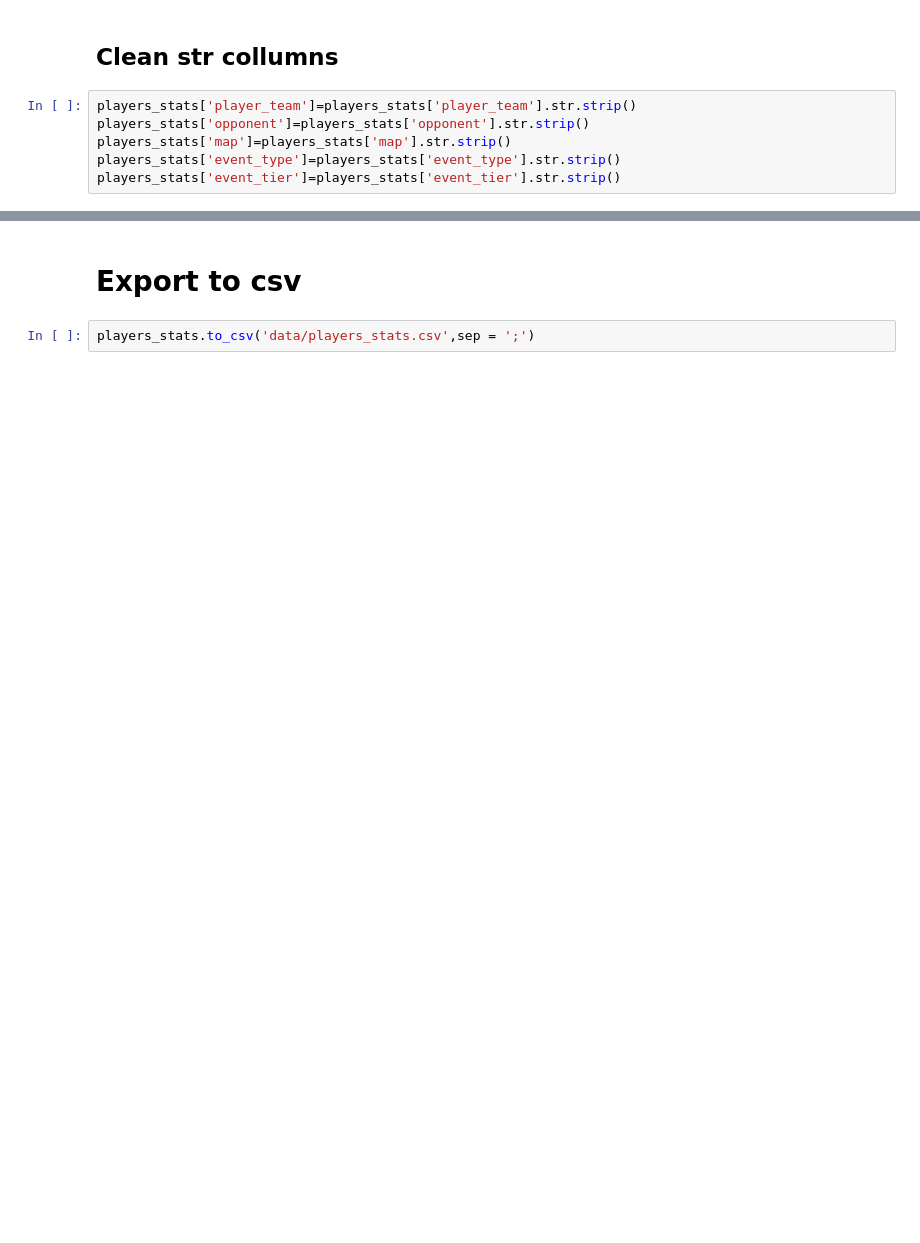
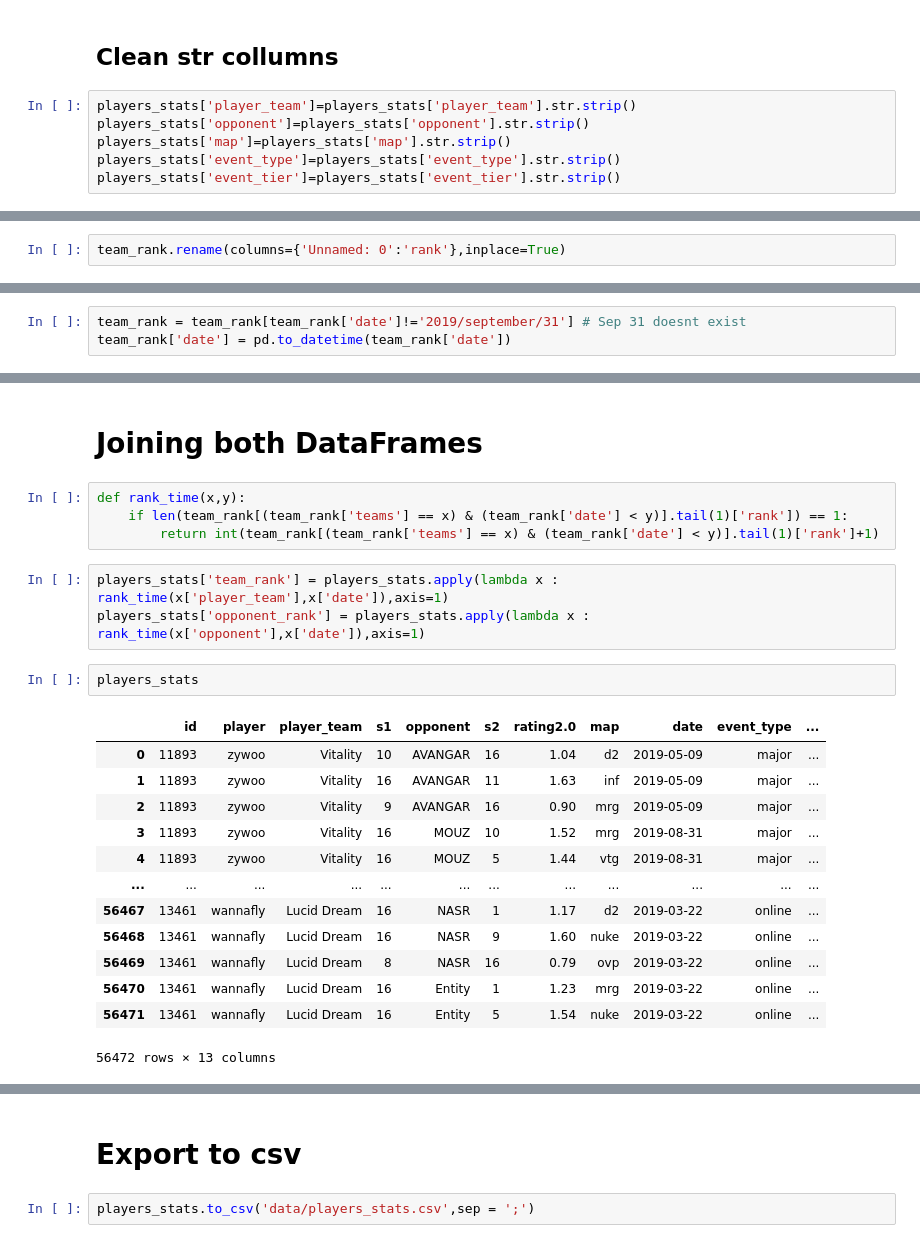
Before and after one commit to Lucascapdeville/CSGO_Player_Perfomance, a Jupyter notebook: HLTV_data_cleaning.ipynb, the cells around one changed output, grey strips where cells are left out. Drawn from its saved outputs; the diff is of its cells as text; blank space fills up the shorter version.

```diff
--- a/HLTV_data_cleaning.ipynb
+++ b/HLTV_data_cleaning.ipynb
@@ -86,0 +127,2 @@ players_stats['event_tier']=players_stats['event_tier'].str.strip()
+# %%
+team_rank.rename(columns={'Unnamed: 0':'rank'},inplace=True)
@@ -86,0 +131,3 @@ players_stats['event_tier']=players_stats['event_tier'].str.strip()
+# %%
+team_rank = team_rank[team_rank['date']!='2019/september/31'] # Sep 31 doesnt exist
+team_rank['date'] = pd.to_datetime(team_rank['date'])
@@ -86,0 +148,25 @@ players_stats['event_tier']=players_stats['event_tier'].str.strip()
+# %% [markdown]
+# Joining both DataFrames
+# %%
+def rank_time(x,y):
+    if len(team_rank[(team_rank['teams'] == x) & (team_rank['date'] < y)].tail(1)['rank']) == 1:
+        return int(team_rank[(team_rank['teams'] == x) & (team_rank['date'] < y)].tail(1)['rank']+1)
+# %%
+players_stats['team_rank'] = players_stats.apply(lambda x : rank_time(x['player_team'],x['date']),axis=1)
+players_stats['opponent_rank'] = players_stats.apply(lambda x : rank_time(x['opponent'],x['date']),axis=1)
+# %%
+players_stats
+# %% [output]
+|  | id | player | player_team | s1 | opponent | s2 | rating2.0 | map | date | event_type | ... |
+| 0 | 11893 | zywoo | Vitality | 10 | AVANGAR | 16 | 1.04 | d2 | 2019-05-09 | major | ... |
+| 1 | 11893 | zywoo | Vitality | 16 | AVANGAR | 11 | 1.63 | inf | 2019-05-09 | major | ... |
+| 2 | 11893 | zywoo | Vitality | 9 | AVANGAR | 16 | 0.90 | mrg | 2019-05-09 | major | ... |
+| 3 | 11893 | zywoo | Vitality | 16 | MOUZ | 10 | 1.52 | mrg | 2019-08-31 | major | ... |
+| 4 | 11893 | zywoo | Vitality | 16 | MOUZ | 5 | 1.44 | vtg | 2019-08-31 | major | ... |
+| ... | ... | ... | ... | ... | ... | ... | ... | ... | ... | ... | ... |
+| 56467 | 13461 | wannafly | Lucid Dream | 16 | NASR | 1 | 1.17 | d2 | 2019-03-22 | online | ... |
+| 56468 | 13461 | wannafly | Lucid Dream | 16 | NASR | 9 | 1.60 | nuke | 2019-03-22 | online | ... |
+| 56469 | 13461 | wannafly | Lucid Dream | 8 | NASR | 16 | 0.79 | ovp | 2019-03-22 | online | ... |
+| 56470 | 13461 | wannafly | Lucid Dream | 16 | Entity | 1 | 1.23 | mrg | 2019-03-22 | online | ... |
+| 56471 | 13461 | wannafly | Lucid Dream | 16 | Entity | 5 | 1.54 | nuke | 2019-03-22 | online | ... |
+56472 rows × 13 columns
```
Also changed, not shown: parts of 14 cells of this notebook, 4 other files.
